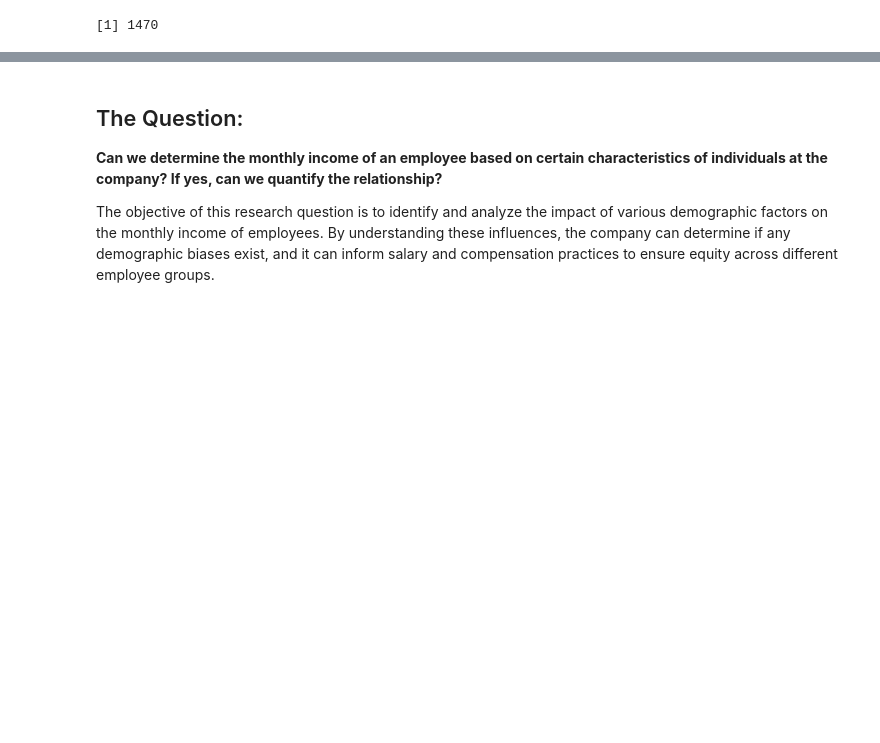
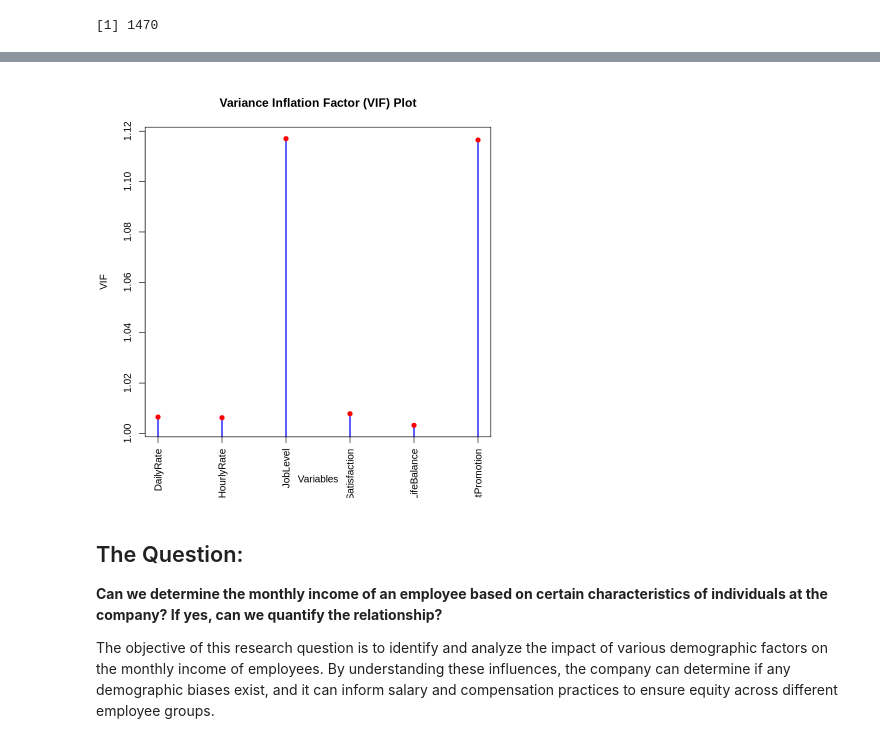
Before and after one commit to ZilongPC/STAT301-Group21-Project, a Jupyter notebook: STAT301 Group21 Proejct.ipynb, the cells around one changed output, grey strips where cells are left out. Drawn from its saved outputs; the diff is of its cells as text; code cells hidden in the pictures; blank space fills up the shorter version.

```diff
--- a/STAT301 Group21 Proejct.ipynb
+++ b/STAT301 Group21 Proejct.ipynb
@@ -186,3 +202,17 @@ A data.frame: 6 × 34
+# %%
+model1 <- lm(MonthlyIncome ~ DailyRate + HourlyRate +
+              JobLevel + JobSatisfaction + WorkLifeBalance +
+              YearsSinceLastPromotion, data = training_hr)
+vif_values <- vif(model1)
+vif_df <- data.frame(Variable = names(vif_values), VIF = vif_values)
+plot(1:nrow(vif_df), vif_df$VIF, type = "h", lwd = 2, col = "blue",
+     xlab = "Variables", ylab = "VIF", main = "Variance Inflation Factor (VIF) Plot",
+     xaxt = "n")
+axis(1, at = 1:nrow(vif_df), labels = vif_df$Variable, las = 2)
+points(1:nrow(vif_df), vif_df$VIF, pch = 19, col = "red")
+abline(h = 5, col = "darkgreen", lty = 2)
+# %% [output]
+[figure, added]
 # %% [markdown]
 ## The Question:
 **Can we determine the monthly income of an employee based on certain characteristics of individuals at the company? If yes, can we quantify the relationship?**
```
Also changed, not shown: parts of 4 cells of this notebook.
